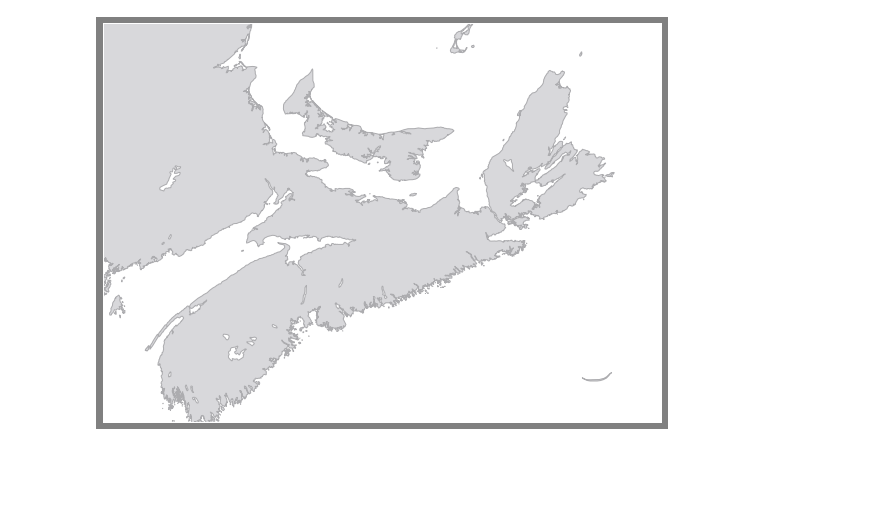
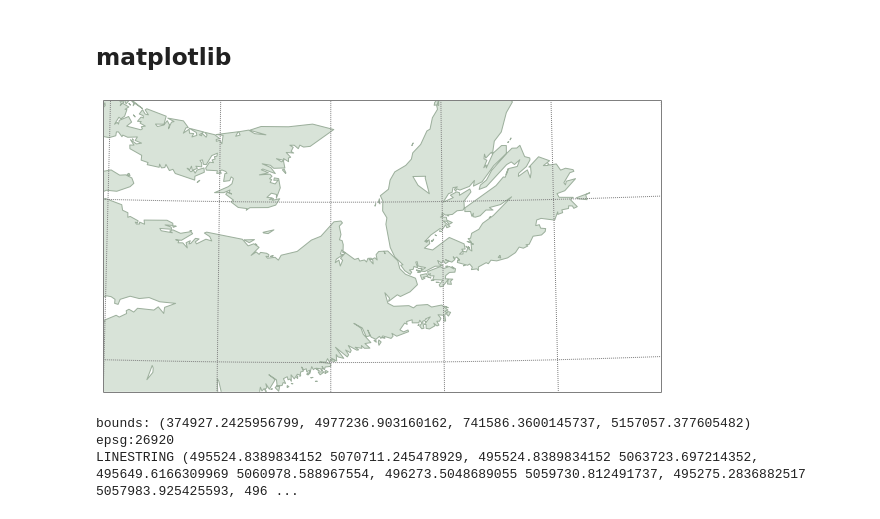
Before and after one commit to agilescientific/geotransect, a Jupyter notebook: notebooks/NS_basemap_inset.ipynb, the cells around one changed output. Drawn from its saved outputs; the diff is of its cells as text; code cells hidden in the pictures; blank space fills up the shorter version.

Commit message:
basemaps working in notebook

```diff
--- a/notebooks/NS_basemap_inset.ipynb
+++ b/notebooks/NS_basemap_inset.ipynb
@@ -1,29 +1,35 @@
+# %% [markdown]
+## matplotlib
 # %%
 from mpl_toolkits.basemap import Basemap
 import matplotlib.pyplot as plt
 import numpy as np
 % matplotlib inline
-# %%
-# make sure the value of resolution is a lowercase L,
-#  for 'low', not a numeral 1
-
-def make_basemap():
-
-    fig = plt.figure(figsize = (10,8), facecolor = 'grey')
-    ax = fig.add_subplot(111)
-    bmap = Basemap(projection='merc', lat_0=45, lon_0=-63,
-        resolution = 'h', area_thresh = 0.1,
-        llcrnrlon=-67.0, llcrnrlat=43.5,
-        urcrnrlon=-59.0, urcrnrlat=47.5)
-
-    bmap.drawcoastlines(color='#acacaf')
-    bmap.drawcountries()
-    bmap.fillcontinents(color='#d8d8db')
-    bmap.drawmapboundary(color = 'white')
-    bmap.ax = ax
-    #map.drawmeridians(np.arange(0, 360, 30))
-    #map.drawparallels(np.arange(-90, 90, 30))
-
-    fig.show()
-# %% [output]
-[figure, removed]
+# %%
+def make_basemap(ax, resolution='i'):
+
+    bmap = Basemap(projection='lcc',
+                   lat_0=46, lon_0=-62,
+                   resolution=resolution, area_thresh=0.1,
+                   llcrnrlon=-64.0, llcrnrlat=44.8,
+                   urcrnrlon=-59.0, urcrnrlat=46.6,
+                   ax=ax)
+
+    return bmap
+# %%
+def draw_basemap(bmap):
+    bmap.drawcoastlines(color='#9caf9c')
+    bmap.drawcountries()
+    bmap.fillcontinents(color='#d8e3d8')
+    bmap.drawmapboundary(color = 'gray')
+    bmap.drawmeridians(np.arange(0, 360, 1), color='gray')
+    bmap.drawparallels(np.arange(-90, 90, 1), color='gray')
+    return bmap
+# %%
+fig = plt.figure(figsize = (10,8))
+ax = fig.add_subplot(111)
+m = make_basemap(ax, 'i')
+draw_basemap(m)
+plt.show()
+# %% [output]
+[figure, added]
@@ -29,0 +52,10 @@ def make_basemap():
+# %%
+with fiona.open(fname) as f:
+    print "bounds:", f.bounds
+    print f.crs['init']
+    l3 = shape(f[3]['geometry'])
+    print l3
+# %% [output]
+bounds: (374927.2425956799, 4977236.903160162, 741586.3600145737, 5157057.377605482)
+epsg:26920
+LINESTRING (495524.8389834152 5070711.245478929, 495524.8389834152 5063723.697214352, 495649.6166309969 5060978.588967554, 496273.5048689055 5059730.812491737, 495275.2836882517 5057983.925425593, 496 ...
```
Also changed, not shown: parts of 31 cells of this notebook.
